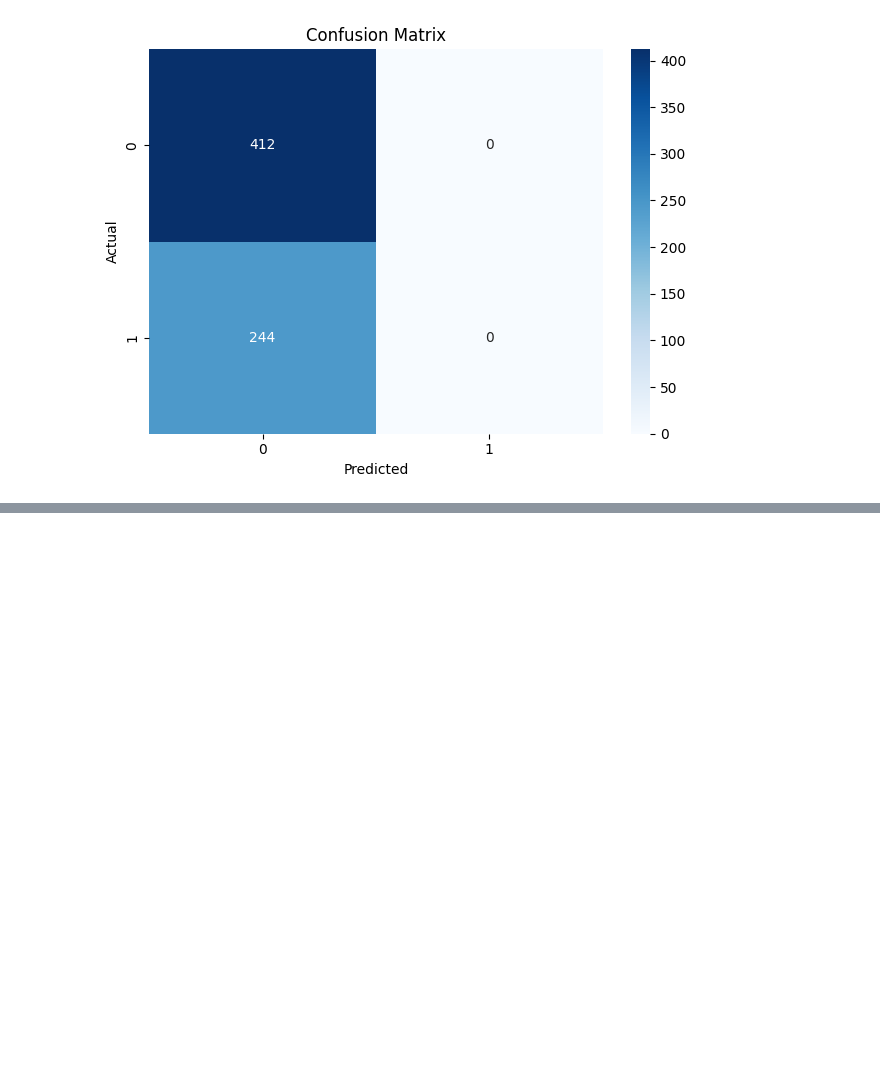
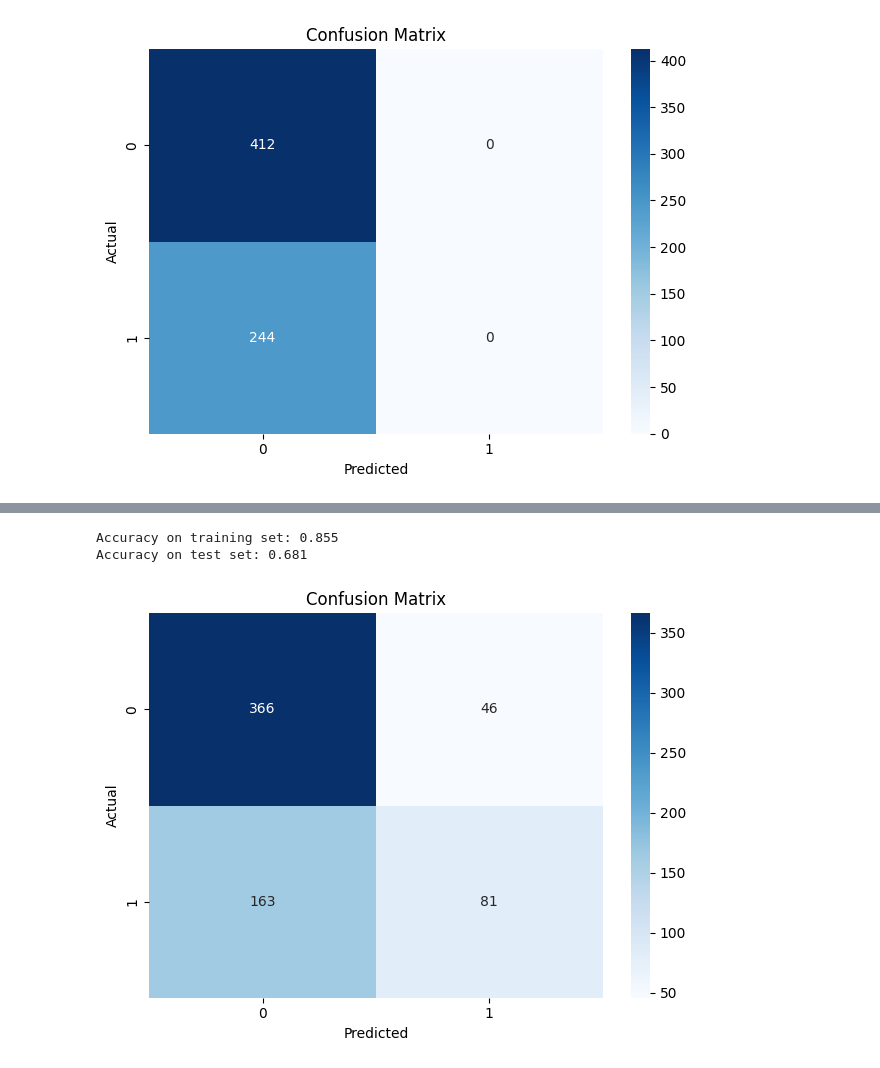
Before and after one commit to Agamjot06/project_, a Jupyter notebook: project/notebooks/water_quality_analysis.ipynb, the cells around one changed output, grey strips where cells are left out. Drawn from its saved outputs; the diff is of its cells as text; code cells hidden in the pictures; blank space fills up the shorter version.

```diff
--- a/project/notebooks/water_quality_analysis.ipynb
+++ b/project/notebooks/water_quality_analysis.ipynb
@@ -494,2 +584,17 @@ plt.show()
+# %%
+print("Accuracy on training set: {:.3f}".format(xgb.score(x_train, y_train)))
+print("Accuracy on test set: {:.3f}".format(xgb.score(x_test, y_test)))
+# %% [output]
+Accuracy on training set: 0.855
+Accuracy on test set: 0.681
+# %%
+sns.heatmap(confusion_matrix(y_test,y_pred),annot=True,fmt='d',cmap="Blues")
+plt.title("Confusion Matrix")
+plt.xlabel("Predicted")
+plt.ylabel("Actual")
+plt.tight_layout()
+plt.show()
+# %% [output]
+[figure, added]
 # %%
 models = pd.DataFrame({
```
Also changed, not shown: parts of 13 cells of this notebook.
